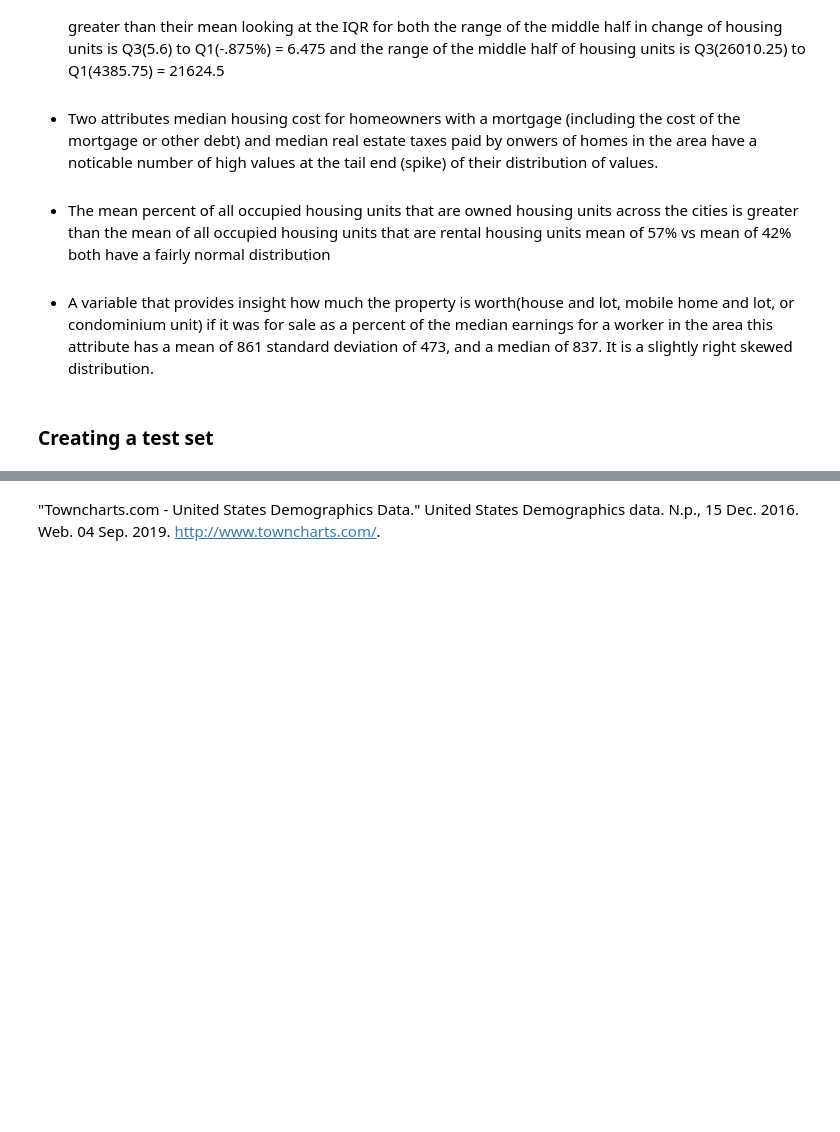
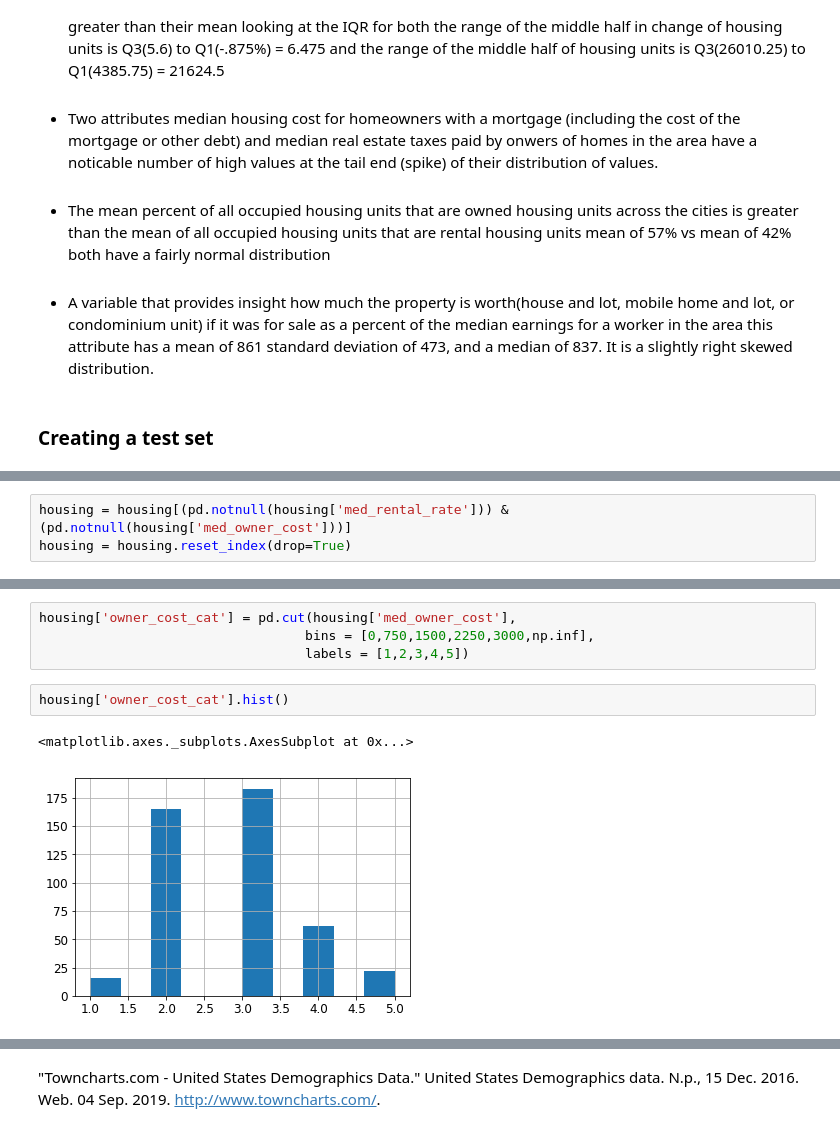
Before and after one commit to clazaro97chosen/California_Rental_Property_Project, a Jupyter notebook: California_Housing.ipynb, the cells around one changed output, grey strips where cells are left out. Cells and saved outputs as stored; diff of their text form; blank space fills up the shorter version.

```diff
--- a/California_Housing.ipynb
+++ b/California_Housing.ipynb
@@ -240,0 +269,3 @@ plt.show()
+# %%
+housing = housing[(pd.notnull(housing['med_rental_rate'])) & (pd.notnull(housing['med_owner_cost']))]
+housing = housing.reset_index(drop=True)
@@ -240,0 +292,9 @@ plt.show()
+# %%
+housing['owner_cost_cat'] = pd.cut(housing['med_owner_cost'],
+                                  bins = [0,750,1500,2250,3000,np.inf],
+                                  labels = [1,2,3,4,5])
+# %%
+housing['owner_cost_cat'].hist()
+# %% [output]
+<matplotlib.axes._subplots.AxesSubplot at 0x...>
+[figure, added]
```
Also changed, not shown: parts of 12 cells of this notebook.
